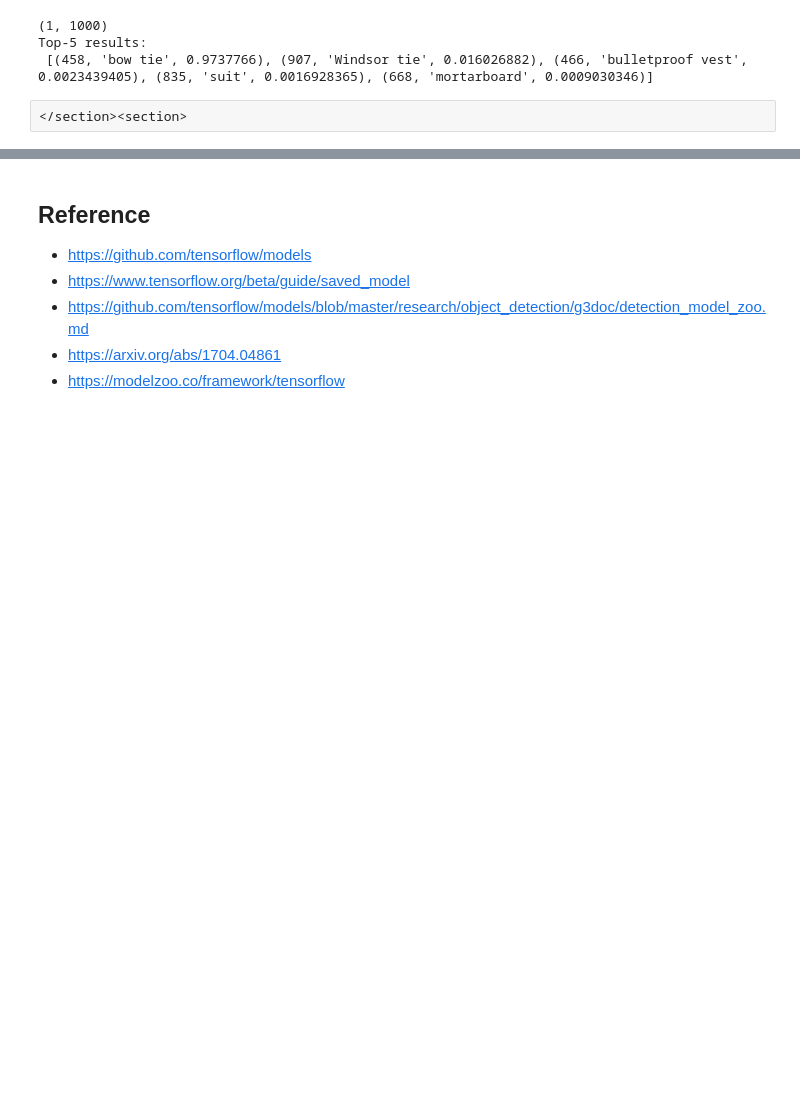
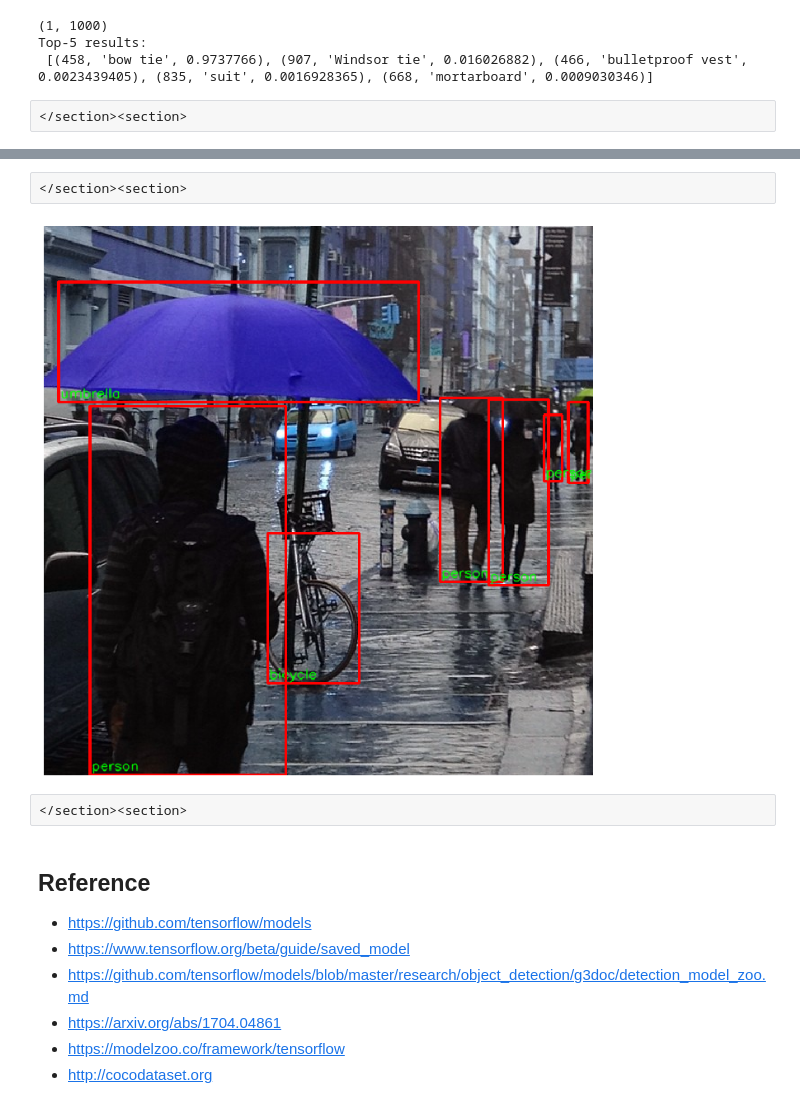
Before and after one commit to doosik71/lecture_python, a Jupyter notebook: 40_tensorflow/44_Models.ipynb, the cells around one changed output, grey strips where cells are left out. Saved outputs shown, nothing was run; the diff lists cells and outputs as text; code cells hidden in the pictures; blank space fills up the shorter version.

```diff
--- a/40_tensorflow/44_Models.ipynb
+++ b/40_tensorflow/44_Models.ipynb
@@ -213,0 +307,5 @@ Top-5 results:
+# %%
+# Prepare image.
+x = tf.keras.preprocessing.image.img_to_array(image)[tf.newaxis, ...].astype(np.uint8)
+print(x.shape)
+print(x[:2, :2, :])
@@ -213,0 +331,11 @@ Top-5 results:
+# %%
+# Restore model.
+detection_graph = tf.Graph()
+
+with detection_graph.as_default():
+    od_graph_def = tf.GraphDef()
+
+    with tf.gfile.GFile('./ssd_mobilenet_v1_coco_2018_01_28/frozen_inference_graph.pb', 'rb') as fid:
+        serialized_graph = fid.read()
+        od_graph_def.ParseFromString(serialized_graph)
+        tf.import_graph_def(od_graph_def, name='')
@@ -213,0 +392,7 @@ Top-5 results:
+# %%
+result = run_inference_for_single_image(x, detection_graph)
+num_detections = result['num_detections']
+print(num_detections)
+print(result['detection_boxes'][:num_detections])
+print(result['detection_scores'][:num_detections])
+print(result['detection_classes'][:num_detections])
@@ -214,3 +411,25 @@ Top-5 results:
+# %% [raw]
+</section><section>
+# %%
+# Show results.
+coco_image = cv2.imread(coco_image_path)
+height, width, _ = coco_image.shape
+
+font = cv2.FONT_HERSHEY_SIMPLEX
+
+for index in range(num_detections):
+    top, left, bottom, right = result['detection_boxes'][index]
+    class_index = result['detection_classes'][index]
+    left, top, right, bottom = int(left * width), int(top * height), int(right * width), int(bottom * height)
+    cv2.rectangle(coco_image, (left, top), (right, bottom), (255,0,0), 2)
+    cv2.putText(coco_image, mscoco_label_dict[class_index], (left + 2, bottom - 5), font, 0.5, (0,255,0), 1, cv2.LINE_AA)
+plt.figure(figsize=(width * 0.02, height * 0.02))
+plt.axis('off')
+_ = plt.imshow(coco_image)
+# %% [output]
+[figure, added]
+# %% [raw]
+</section><section>
 # %% [markdown]
 ## Reference
 - https://github.com/tensorflow/models
@@ -218,3 +437,4 @@ Top-5 results:
 - https://github.com/tensorflow/models/blob/master/research/object_detection/g3doc/detection_model_zoo.md
 - https://arxiv.org/abs/1704.04861
 - https://modelzoo.co/framework/tensorflow
+- http://cocodataset.org
```
Also changed, not shown: parts of 20 cells of this notebook, 5 other files.
